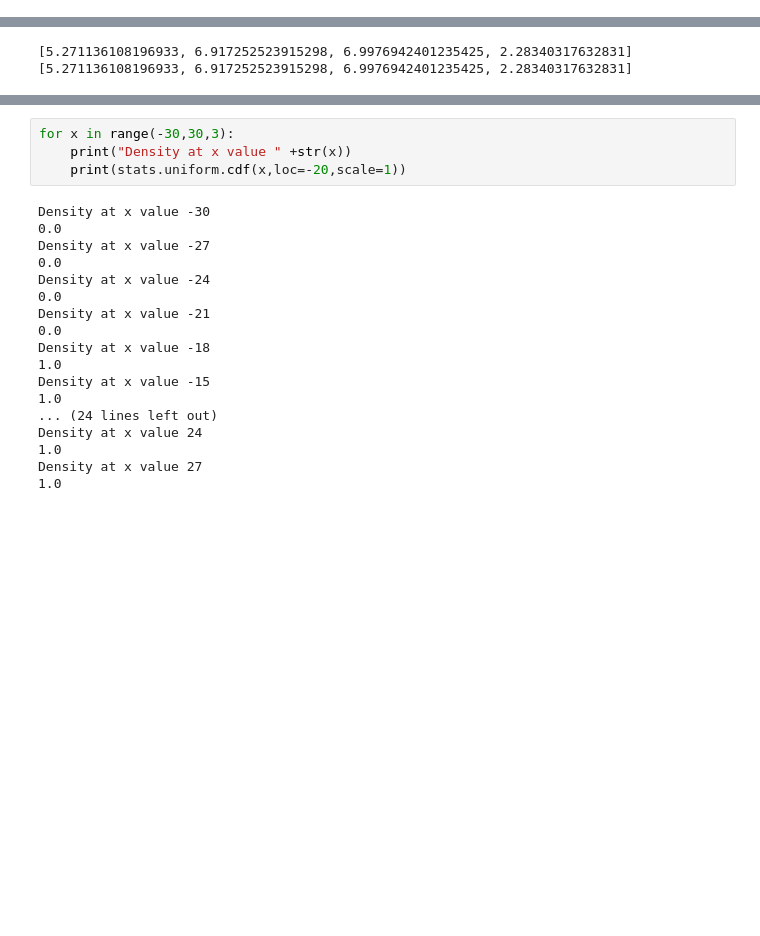
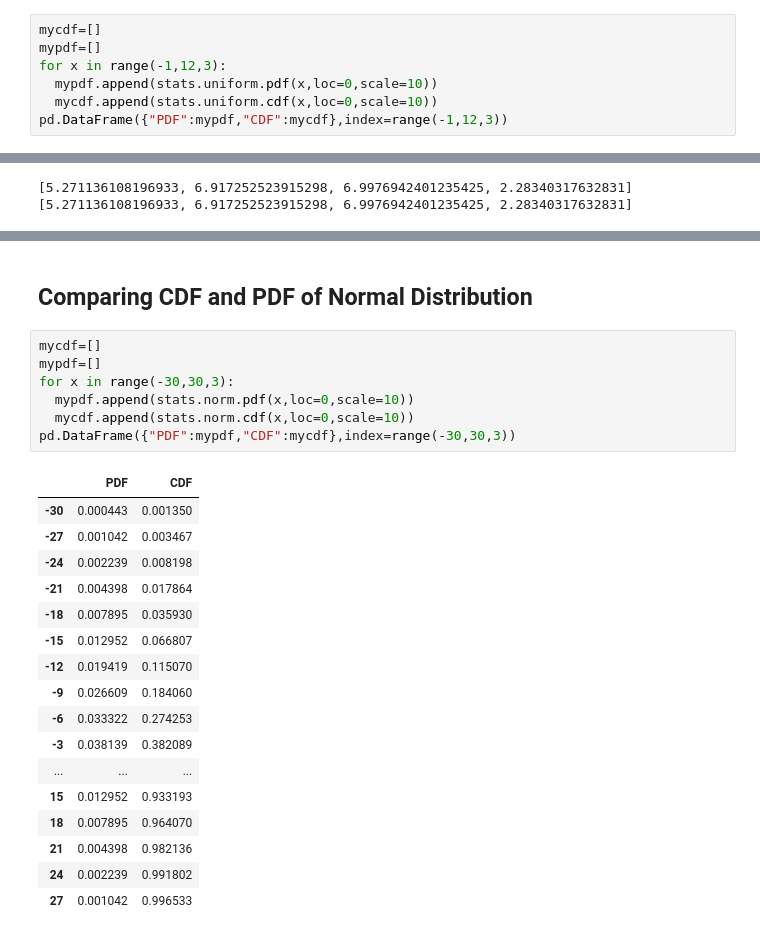
Before and after one commit to menonkrishna57/RPET, a Jupyter notebook: EXP2_RPET.ipynb, the cells around one changed output, grey strips where cells are left out. Saved outputs shown, nothing was run; the diff lists cells and outputs as text; blank space fills up the shorter version.

```diff
--- a/EXP2_RPET.ipynb
+++ b/EXP2_RPET.ipynb
@@ -38,0 +43,7 @@ Density at x value 11
+# %%
+mycdf=[]
+mypdf=[]
+for x in range(-1,12,3):
+  mypdf.append(stats.uniform.pdf(x,loc=0,scale=10))
+  mycdf.append(stats.uniform.cdf(x,loc=0,scale=10))
+pd.DataFrame({"PDF":mypdf,"CDF":mycdf},index=range(-1,12,3))
@@ -62,22 +80,27 @@ pd.DataFrame(normal_data).plot(kind="density",figsize=(9,9))
-# %%
-for x in range(-30,30,3):
-    print("Density at x value " +str(x))
-    print(stats.uniform.cdf(x,loc=-20,scale=1))
-# %% [output]
-Density at x value -30
-0.0
-Density at x value -27
-0.0
-Density at x value -24
-0.0
-Density at x value -21
-0.0
-Density at x value -18
-1.0
-Density at x value -15
-1.0
-... (24 lines left out)
-Density at x value 24
-1.0
-Density at x value 27
-1.0
+# %% [markdown]
+## Comparing CDF and PDF of Normal Distribution
+# %%
+mycdf=[]
+mypdf=[]
+for x in range(-30,30,3):
+  mypdf.append(stats.norm.pdf(x,loc=0,scale=10))
+  mycdf.append(stats.norm.cdf(x,loc=0,scale=10))
+pd.DataFrame({"PDF":mypdf,"CDF":mycdf},index=range(-30,30,3))
+# %% [output]
+|  | PDF | CDF |
+| -30 | 0.000443 | 0.001350 |
+| -27 | 0.001042 | 0.003467 |
+| -24 | 0.002239 | 0.008198 |
+| -21 | 0.004398 | 0.017864 |
+| -18 | 0.007895 | 0.035930 |
+| -15 | 0.012952 | 0.066807 |
+| -12 | 0.019419 | 0.115070 |
+| -9 | 0.026609 | 0.184060 |
+| -6 | 0.033322 | 0.274253 |
+| -3 | 0.038139 | 0.382089 |
+| ... | ... | ... |
+| 15 | 0.012952 | 0.933193 |
+| 18 | 0.007895 | 0.964070 |
+| 21 | 0.004398 | 0.982136 |
+| 24 | 0.002239 | 0.991802 |
+| 27 | 0.001042 | 0.996533 |
```
Also changed, not shown: parts of 4 cells of this notebook.
